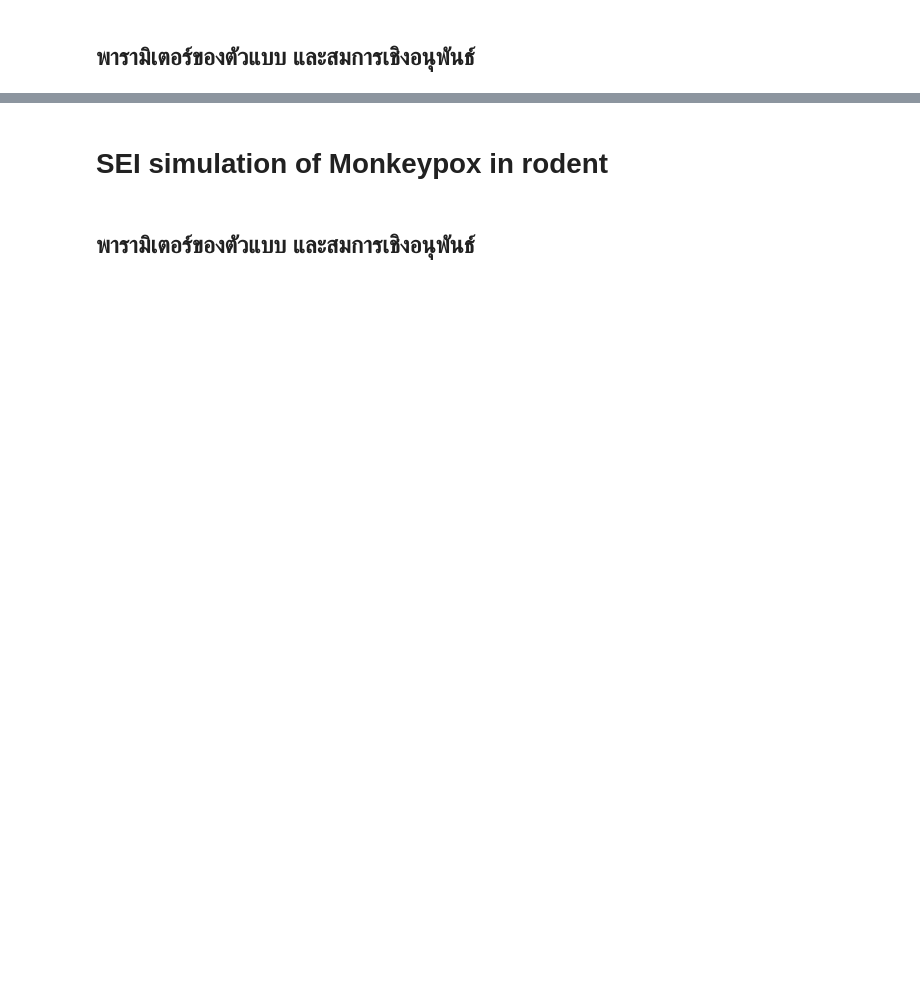
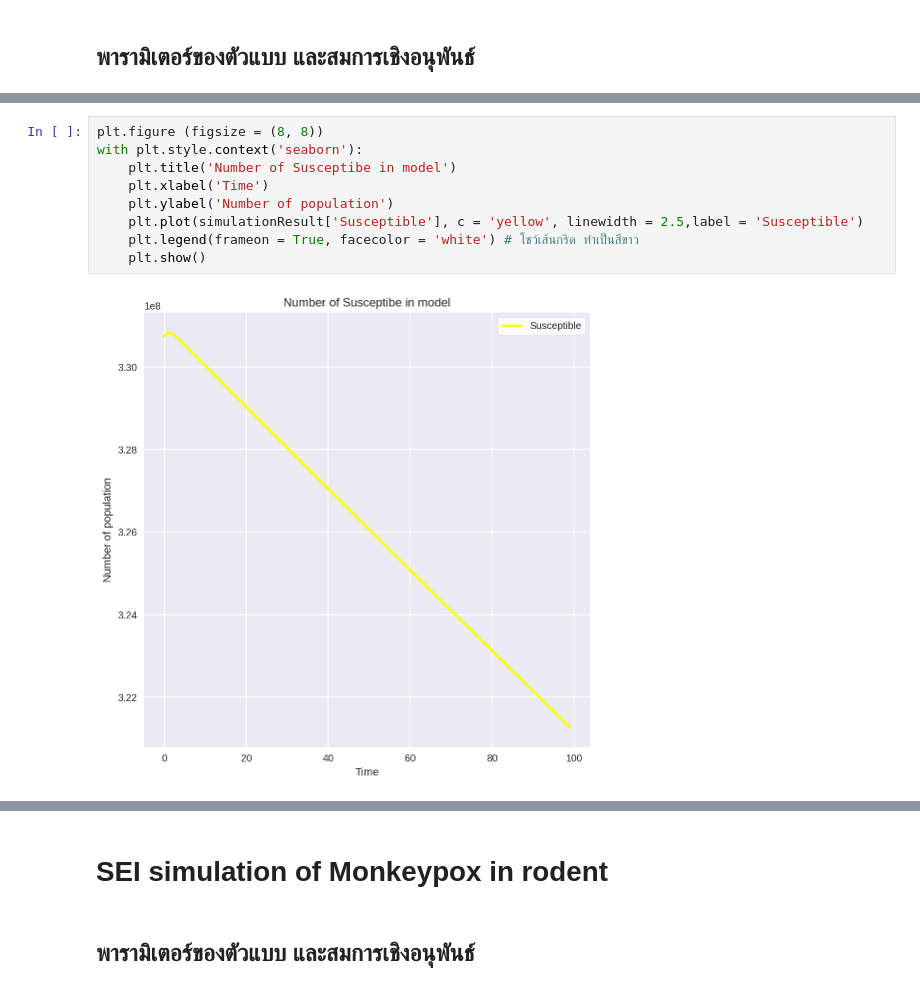
Before and after one commit to Khemapsorn/data_viz_2022, a Jupyter notebook: SVEIQCR.ipynb, the cells around one changed output, grey strips where cells are left out. Saved outputs shown, nothing was run; the diff lists cells and outputs as text; blank space fills up the shorter version.

```diff
--- a/SVEIQCR.ipynb
+++ b/SVEIQCR.ipynb
@@ -117 +102,12 @@ simulationResult
 100 rows × 7 columns
+# %%
+plt.figure (figsize = (8, 8))
+with plt.style.context('seaborn'):
+    plt.title('Number of Susceptibe in model')
+    plt.xlabel('Time')
+    plt.ylabel('Number of population')
+    plt.plot(simulationResult['Susceptible'], c = 'yellow', linewidth = 2.5,label = 'Susceptible')
+    plt.legend(frameon = True, facecolor = 'white') # โชว์เส้นกริด ทำเป็นสีขาว
+    plt.show()
+# %% [output]
+[figure, added]
```
Also changed, not shown: parts of 19 cells of this notebook.
